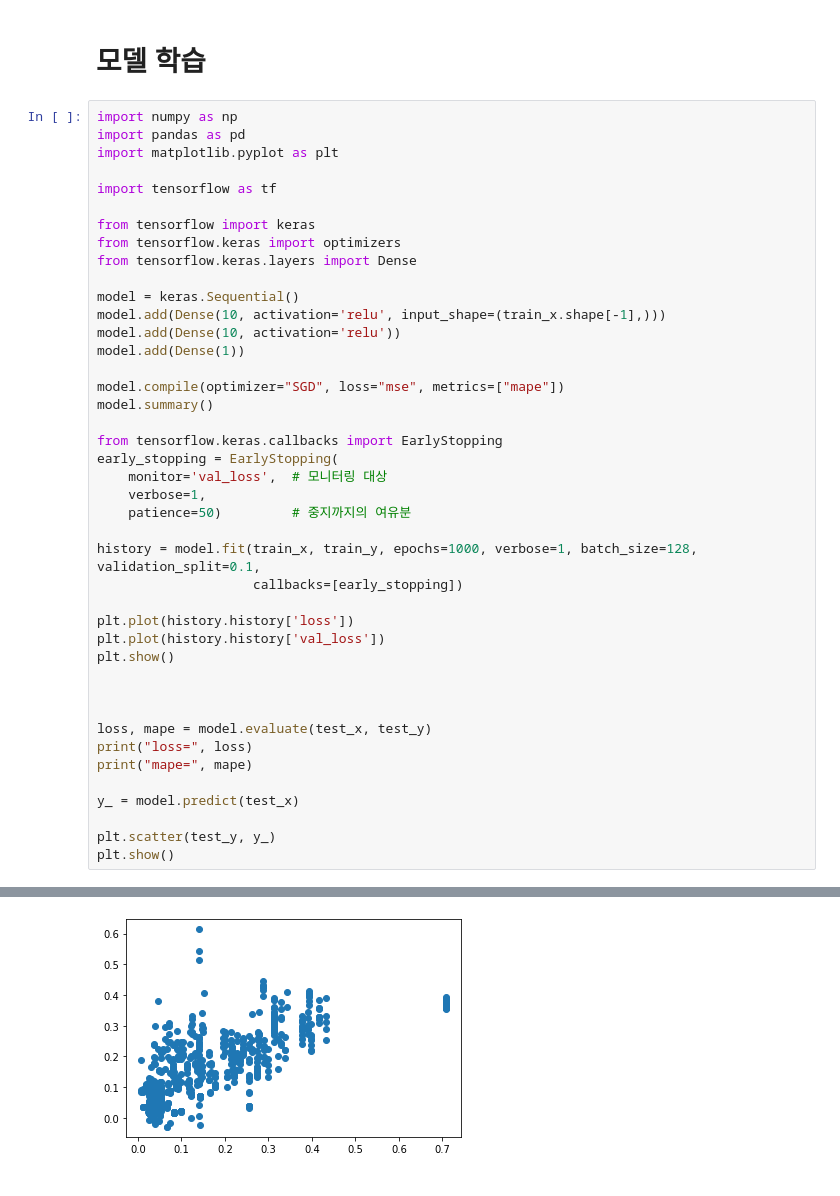
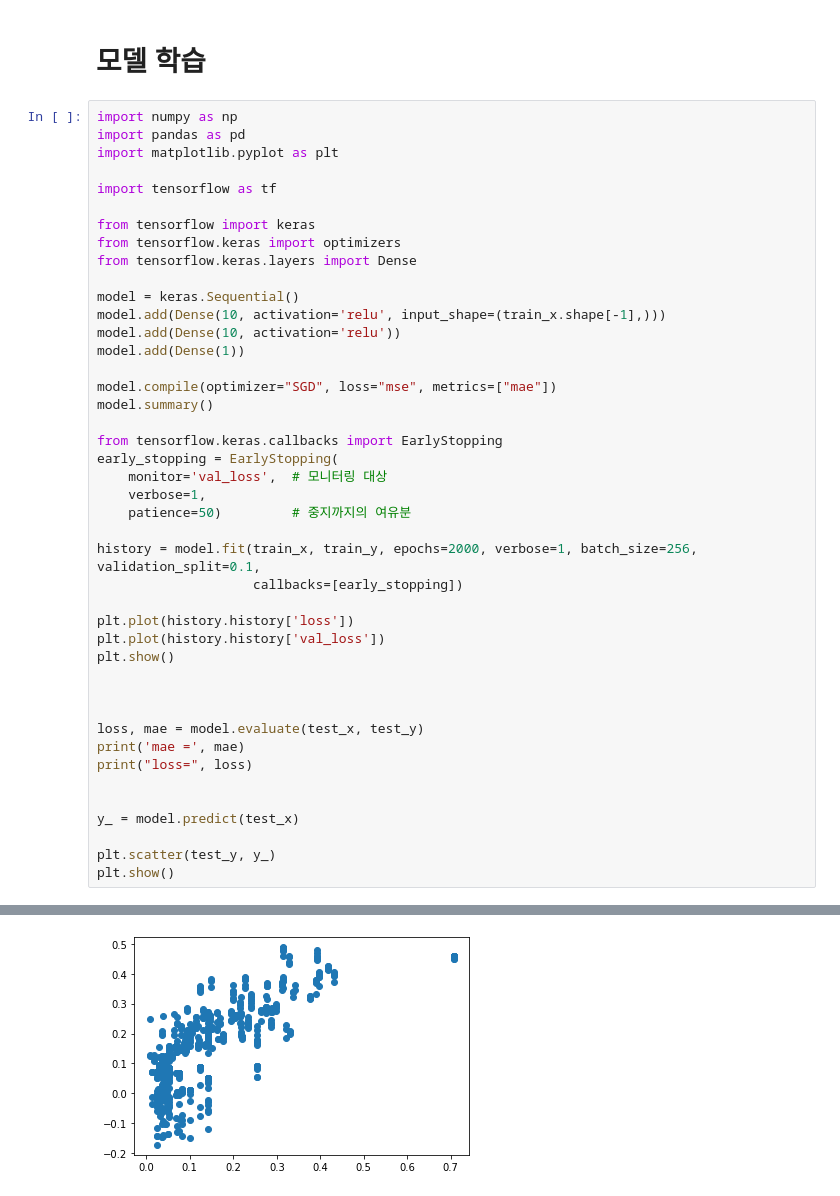
Before and after one commit to bbang-bbang/Deep_Learning, a Jupyter notebook: Dacon_주차_수요_예측(2022_01_12).ipynb, the cells around one changed output, grey strips where cells are left out. Cells and saved outputs as stored; diff of their text form.

```diff
--- a/Dacon_주차_수요_예측(2022_01_11).ipynb
+++ b/Dacon_주차_수요_예측(2022_01_12).ipynb
@@ -371,7 +370,7 @@ model.add(Dense(10, activation='relu', input_shape=(train_x.shape[-1],)))
 model.add(Dense(10, activation='relu'))
 model.add(Dense(1))
 
-model.compile(optimizer="SGD", loss="mse", metrics=["mape"])
+model.compile(optimizer="SGD", loss="mse", metrics=["mae"])
 model.summary()
 
 from tensorflow.keras.callbacks import EarlyStopping
@@ -380,7 +379,7 @@ early_stopping = EarlyStopping(
     verbose=1,
     patience=50)         # 중지까지의 여유분
 
-history = model.fit(train_x, train_y, epochs=1000, verbose=1, batch_size=128, validation_split=0.1,
+history = model.fit(train_x, train_y, epochs=2000, verbose=1, batch_size=256, validation_split=0.1,
                     callbacks=[early_stopping])
 
 plt.plot(history.history['loss'])
@@ -389,9 +388,10 @@ plt.show()
 
 
 
-loss, mape = model.evaluate(test_x, test_y)
+loss, mae = model.evaluate(test_x, test_y)
+print('mae =', mae)
 print("loss=", loss)
-print("mape=", mape)
+
 
 y_ = model.predict(test_x)
 
@@ -422 +422 @@ mape= 64.60513305664062
-[figure, old version]
+[figure, new version]
```
Also changed, not shown: parts of 18 cells of this notebook, 1 other file.
